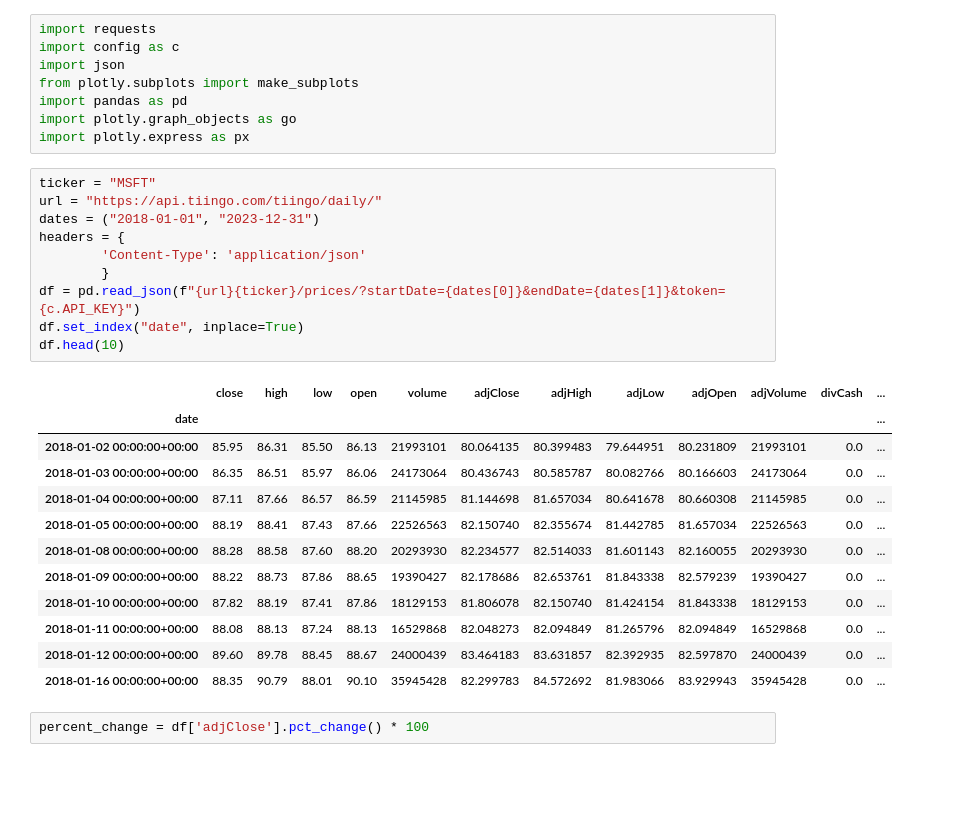
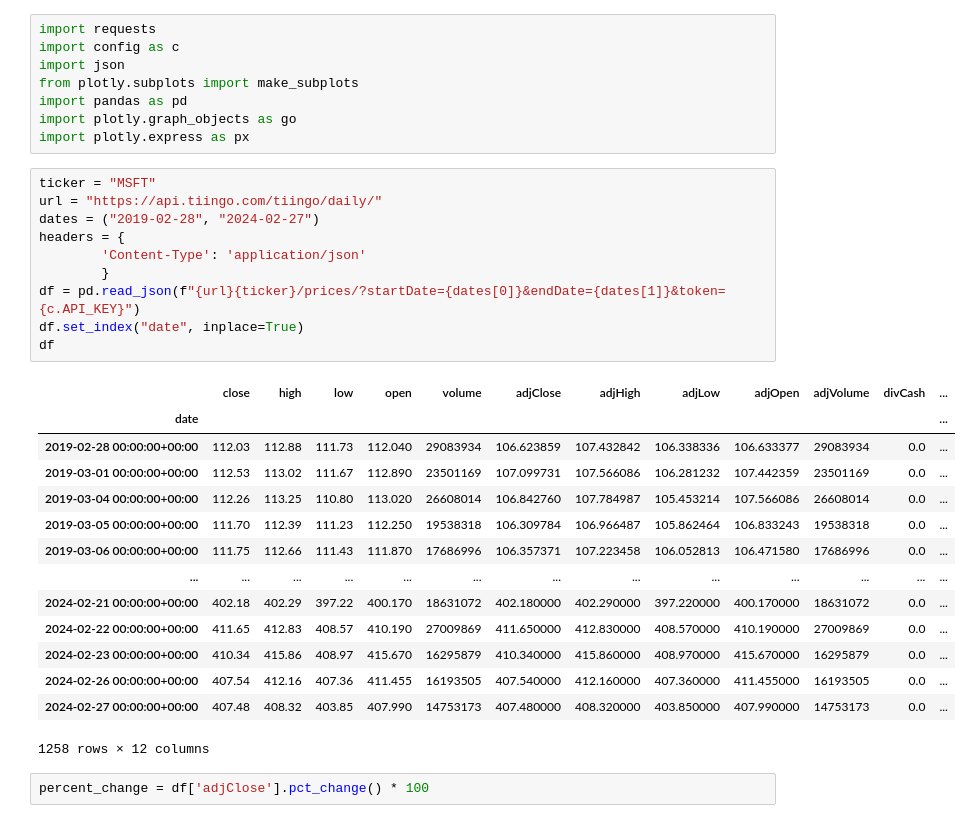
Before and after one commit to jdolinsky/project_4, a Jupyter notebook: stock_graphs.ipynb, the cells around one changed output. Cells and saved outputs as stored; diff of their text form; blank space fills up the shorter version.

```diff
--- a/stock_graphs.ipynb
+++ b/stock_graphs.ipynb
@@ -11,26 +11,28 @@ import plotly.express as px
 # %%
 ticker = "MSFT"
 url = "https://api.tiingo.com/tiingo/daily/"
-dates = ("2018-01-01", "2023-12-31")
+dates = ("2019-02-28", "2024-02-27")
 headers = {
         'Content-Type': 'application/json'
         }
 df = pd.read_json(f"{url}{ticker}/prices/?startDate={dates[0]}&endDate={dates[1]}&token={c.API_KEY}")
 df.set_index("date", inplace=True)
-df.head(10)
+df
 # %% [output]
 |  | close | high | low | open | volume | adjClose | adjHigh | adjLow | adjOpen | adjVolume | divCash | ... |
 | date |  |  |  |  |  |  |  |  |  |  |  | ... |
-| 2018-01-02 00:00:00+00:00 | 85.95 | 86.31 | 85.50 | 86.13 | 21993101 | 80.064135 | 80.399483 | 79.644951 | 80.231809 | 21993101 | 0.0 | ... |
-| 2018-01-03 00:00:00+00:00 | 86.35 | 86.51 | 85.97 | 86.06 | 24173064 | 80.436743 | 80.585787 | 80.082766 | 80.166603 | 24173064 | 0.0 | ... |
-| 2018-01-04 00:00:00+00:00 | 87.11 | 87.66 | 86.57 | 86.59 | 21145985 | 81.144698 | 81.657034 | 80.641678 | 80.660308 | 21145985 | 0.0 | ... |
-| 2018-01-05 00:00:00+00:00 | 88.19 | 88.41 | 87.43 | 87.66 | 22526563 | 82.150740 | 82.355674 | 81.442785 | 81.657034 | 22526563 | 0.0 | ... |
-| 2018-01-08 00:00:00+00:00 | 88.28 | 88.58 | 87.60 | 88.20 | 20293930 | 82.234577 | 82.514033 | 81.601143 | 82.160055 | 20293930 | 0.0 | ... |
-| 2018-01-09 00:00:00+00:00 | 88.22 | 88.73 | 87.86 | 88.65 | 19390427 | 82.178686 | 82.653761 | 81.843338 | 82.579239 | 19390427 | 0.0 | ... |
-| 2018-01-10 00:00:00+00:00 | 87.82 | 88.19 | 87.41 | 87.86 | 18129153 | 81.806078 | 82.150740 | 81.424154 | 81.843338 | 18129153 | 0.0 | ... |
-| 2018-01-11 00:00:00+00:00 | 88.08 | 88.13 | 87.24 | 88.13 | 16529868 | 82.048273 | 82.094849 | 81.265796 | 82.094849 | 16529868 | 0.0 | ... |
-| 2018-01-12 00:00:00+00:00 | 89.60 | 89.78 | 88.45 | 88.67 | 24000439 | 83.464183 | 83.631857 | 82.392935 | 82.597870 | 24000439 | 0.0 | ... |
-| 2018-01-16 00:00:00+00:00 | 88.35 | 90.79 | 88.01 | 90.10 | 35945428 | 82.299783 | 84.572692 | 81.983066 | 83.929943 | 35945428 | 0.0 | ... |
+| 2019-02-28 00:00:00+00:00 | 112.03 | 112.88 | 111.73 | 112.040 | 29083934 | 106.623859 | 107.432842 | 106.338336 | 106.633377 | 29083934 | 0.0 | ... |
+| 2019-03-01 00:00:00+00:00 | 112.53 | 113.02 | 111.67 | 112.890 | 23501169 | 107.099731 | 107.566086 | 106.281232 | 107.442359 | 23501169 | 0.0 | ... |
+| 2019-03-04 00:00:00+00:00 | 112.26 | 113.25 | 110.80 | 113.020 | 26608014 | 106.842760 | 107.784987 | 105.453214 | 107.566086 | 26608014 | 0.0 | ... |
+| 2019-03-05 00:00:00+00:00 | 111.70 | 112.39 | 111.23 | 112.250 | 19538318 | 106.309784 | 106.966487 | 105.862464 | 106.833243 | 19538318 | 0.0 | ... |
+| 2019-03-06 00:00:00+00:00 | 111.75 | 112.66 | 111.43 | 111.870 | 17686996 | 106.357371 | 107.223458 | 106.052813 | 106.471580 | 17686996 | 0.0 | ... |
+| ... | ... | ... | ... | ... | ... | ... | ... | ... | ... | ... | ... | ... |
+| 2024-02-21 00:00:00+00:00 | 402.18 | 402.29 | 397.22 | 400.170 | 18631072 | 402.180000 | 402.290000 | 397.220000 | 400.170000 | 18631072 | 0.0 | ... |
+| 2024-02-22 00:00:00+00:00 | 411.65 | 412.83 | 408.57 | 410.190 | 27009869 | 411.650000 | 412.830000 | 408.570000 | 410.190000 | 27009869 | 0.0 | ... |
+| 2024-02-23 00:00:00+00:00 | 410.34 | 415.86 | 408.97 | 415.670 | 16295879 | 410.340000 | 415.860000 | 408.970000 | 415.670000 | 16295879 | 0.0 | ... |
+| 2024-02-26 00:00:00+00:00 | 407.54 | 412.16 | 407.36 | 411.455 | 16193505 | 407.540000 | 412.160000 | 407.360000 | 411.455000 | 16193505 | 0.0 | ... |
+| 2024-02-27 00:00:00+00:00 | 407.48 | 408.32 | 403.85 | 407.990 | 14753173 | 407.480000 | 408.320000 | 403.850000 | 407.990000 | 14753173 | 0.0 | ... |
+1258 rows × 12 columns
 # %%
 percent_change = df['adjClose'].pct_change() * 100
 # %%
```
Also changed, not shown: parts of 1 cell of this notebook.
